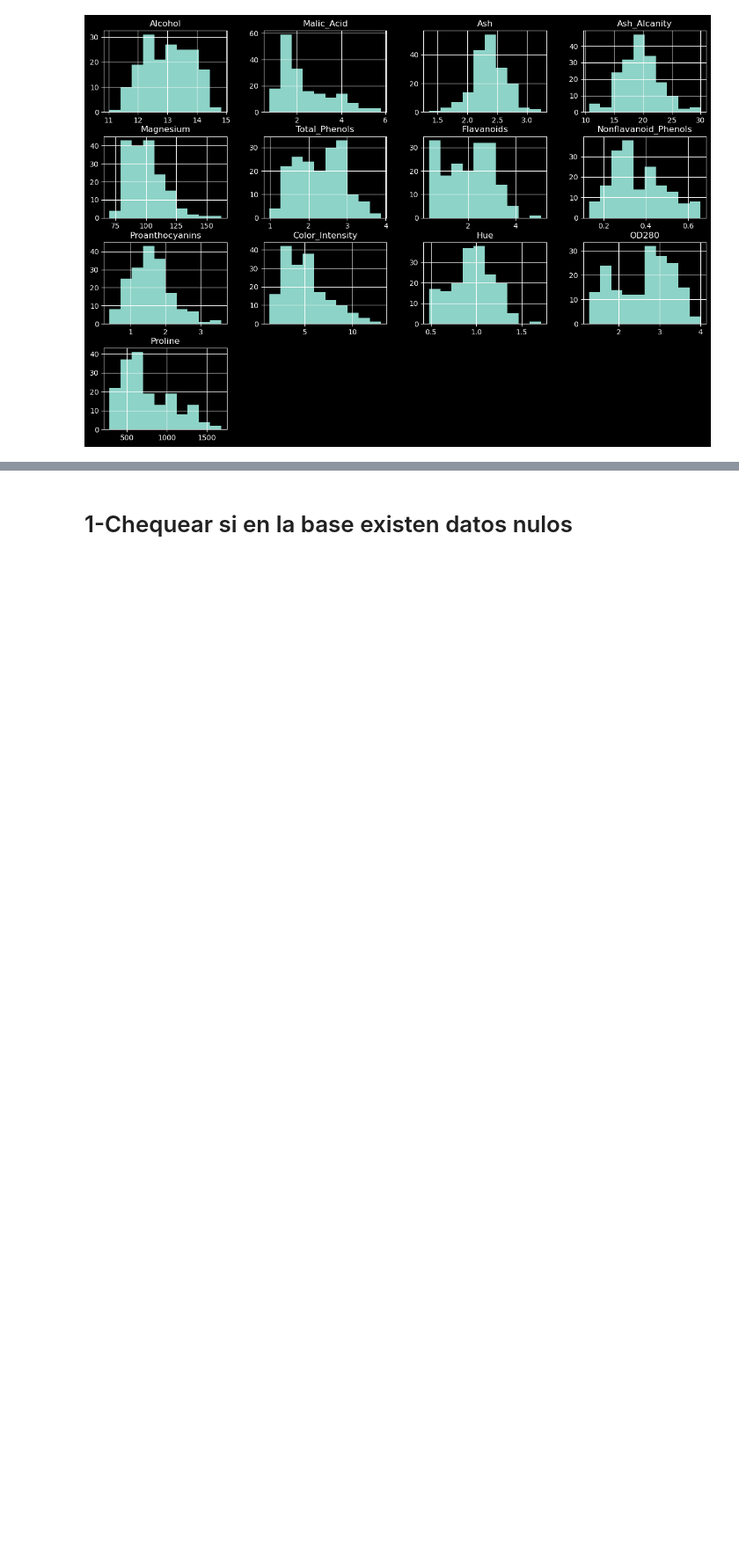
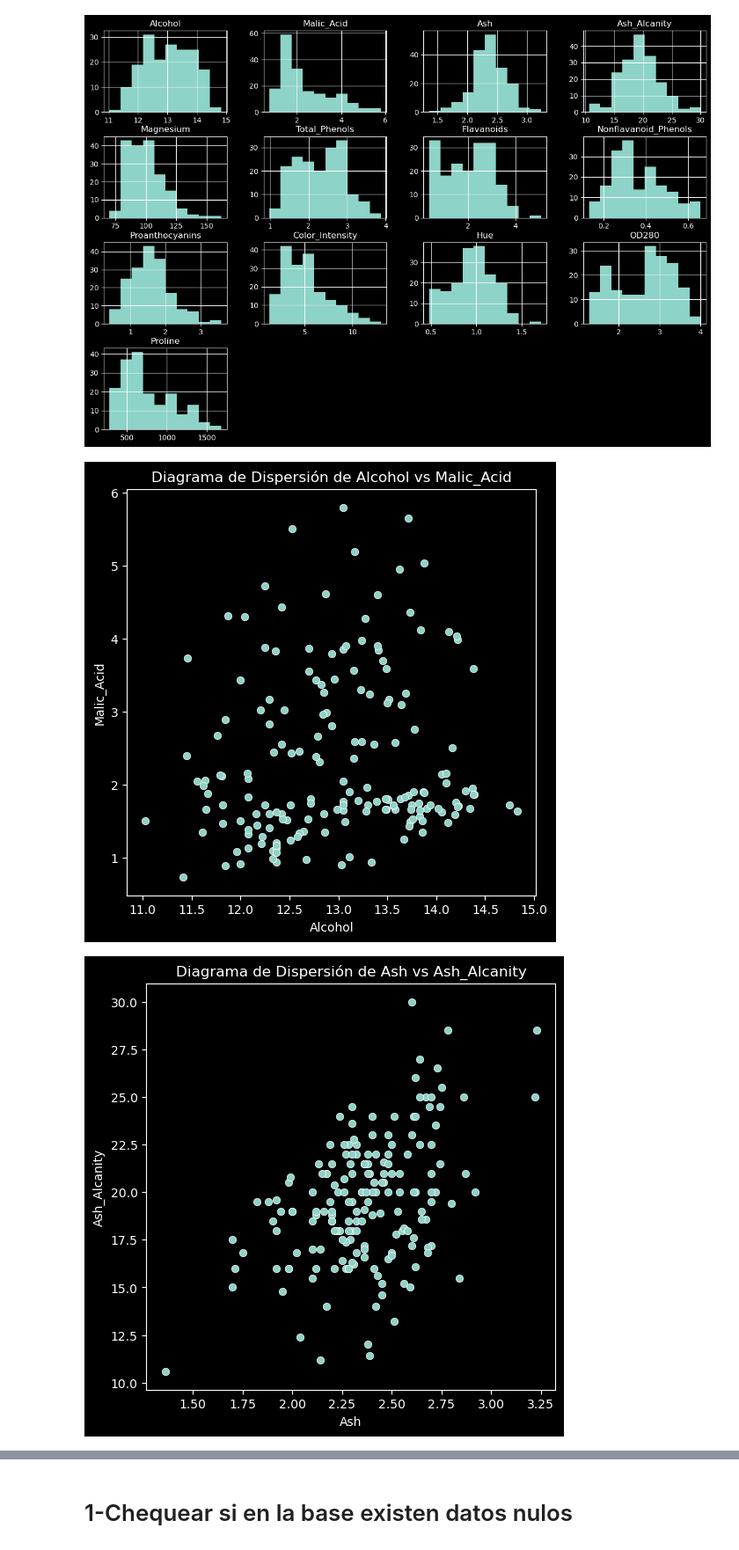
Before and after one commit to thejoresp/CienciaDatos, a Jupyter notebook: cloustering.ipynb, the cells around one changed output, grey strips where cells are left out. Shown at 88% size. Saved outputs shown, nothing was run; the diff lists cells and outputs as text; code cells hidden in the pictures; blank space fills up the shorter version.

```diff
--- a/cloustering.ipynb
+++ b/cloustering.ipynb
@@ -92,3 +94,22 @@ wine.hist(figsize=(15, 10))
 plt.show()
 # %% [output]
 [figure]
+# %%
+column_pairs = [
+    ('Alcohol', 'Malic_Acid'),
+    ('Ash', 'Ash_Alcanity'),
+    ('Magnesium', 'Total_Phenols'),
+    ('Flavanoids', 'Nonflavanoid_Phenols'),
+    ('Proanthocyanins', 'Color_Intensity'),
+    ('Hue', 'OD280'),
+    ('Alcohol', 'Proline')
+]
+
+for x_col, y_col in column_pairs:
+    plt.figure(figsize=(6, 6))
+    sns.scatterplot(data=wine, x=x_col, y=y_col)
+    plt.title(f'Diagrama de Dispersión de {x_col} vs {y_col}')
+    plt.show()
+# %% [output]
+[figure, added]
+[figure, added]
```
Also changed, not shown: parts of 3 cells of this notebook.
